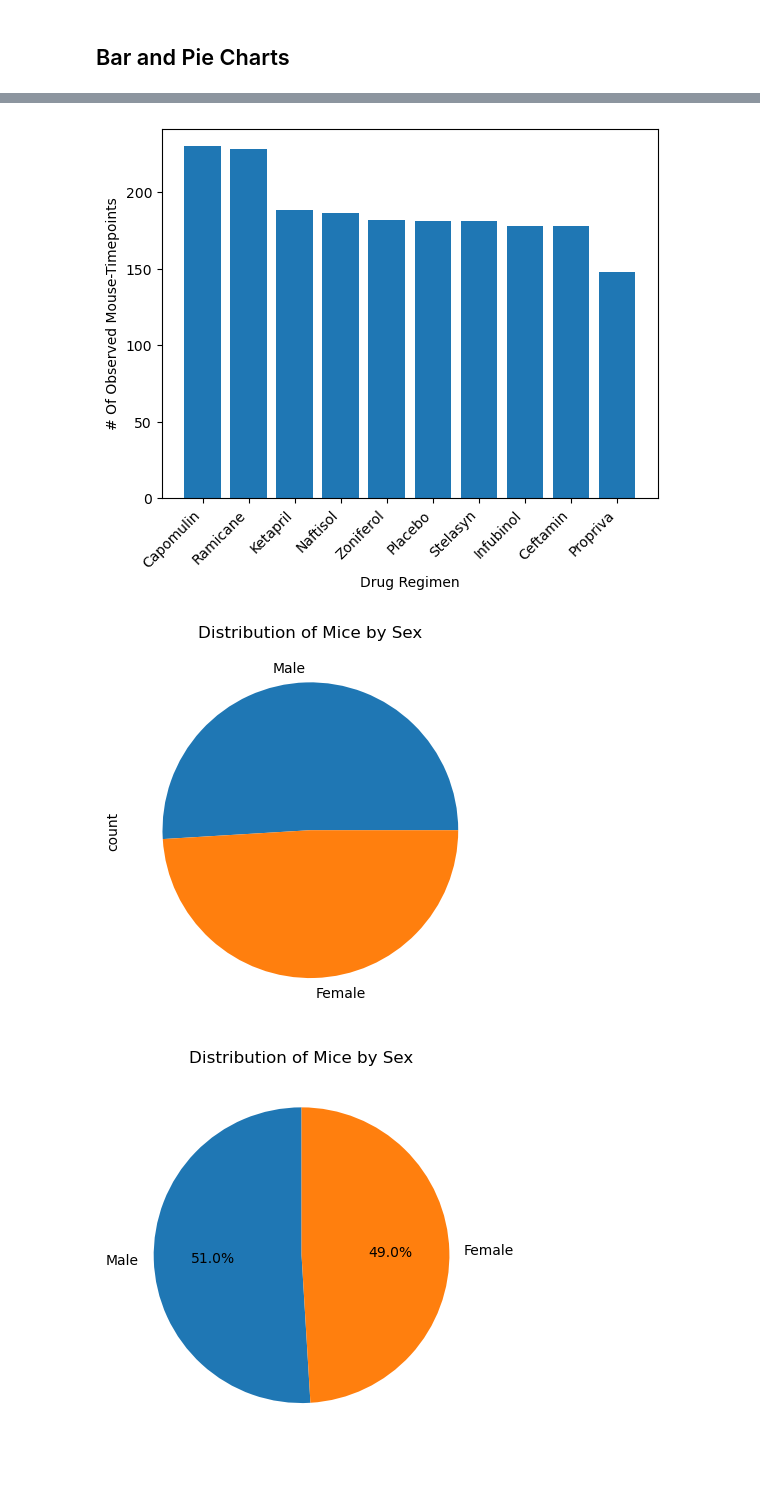
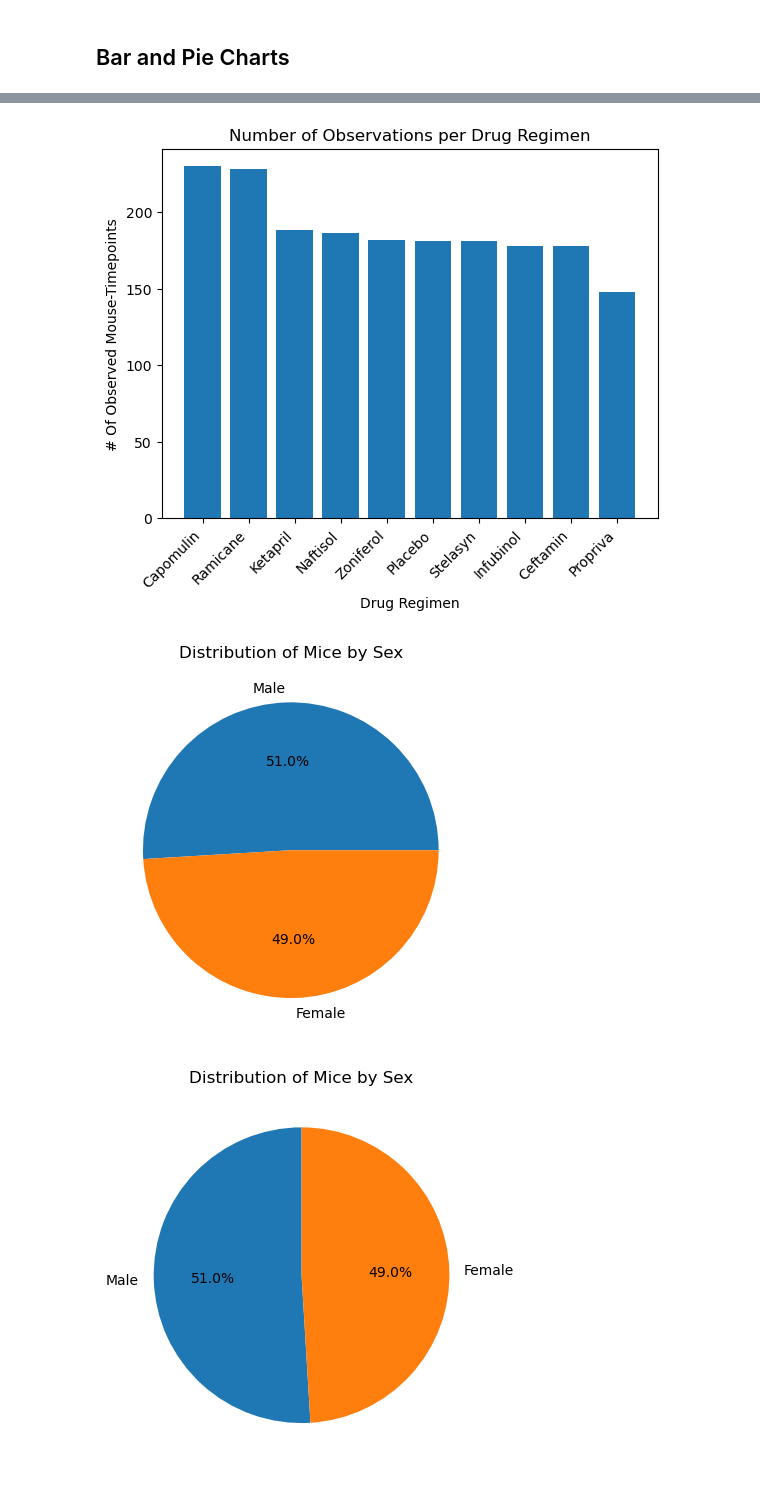
Before and after one commit to danibarlavi/module5challenge, a Jupyter notebook: Pymaceuticals/pymaceuticals_BARLAVI.ipynb, the cells around one changed output, grey strips where cells are left out. Cells and saved outputs as stored; diff of their text form; code cells hidden in the pictures.

```diff
--- a/Pymaceuticals/pymaceuticals_BARLAVI.ipynb
+++ b/Pymaceuticals/pymaceuticals_BARLAVI.ipynb
@@ -174,29 +156,21 @@ plt.show()
 # %%
-# Generate a bar plot showing the total number of rows (Mouse ID/Timepoints) for each drug regimen using pyplot.
-bar_data = clean_data['Drug Regimen'].value_counts()
-
-# Plot and label axes
+# Generate a bar plot showing the total number of rows (Mouse ID/Timepoints) for each drug regimen using pyplot
 plt.bar(bar_data.index, bar_data)
 plt.xlabel('Drug Regimen')
 plt.ylabel('# Of Observed Mouse-Timepoints')
-plt.xticks(rotation=45, ha='right')#Rotate x-axis labels
-
-#Show the bar graph
+plt.title('Number of Observations per Drug Regimen')
+plt.xticks(rotation=45, ha='right')
 plt.show()
 # %% [output]
-[figure, old version]
+[figure, new version]
 # %%
 # Generate a pie plot showing the distribution of female versus male mice using Pandas
-
-#Define the data
 pie_data = clean_data['Sex'].value_counts()
-
-#Plot the pie graph
-pie_data.plot(kind='pie')
+pie_data.plot(kind='pie', autopct='%1.1f%%')
 plt.title('Distribution of Mice by Sex')
-
+plt.ylabel('')
 plt.show()
 # %% [output]
-[figure, old version]
+[figure, new version]
 # %%
 # Generate a pie plot showing the distribution of female versus male mice using pyplot
```
Also changed, not shown: parts of 16 cells of this notebook.
